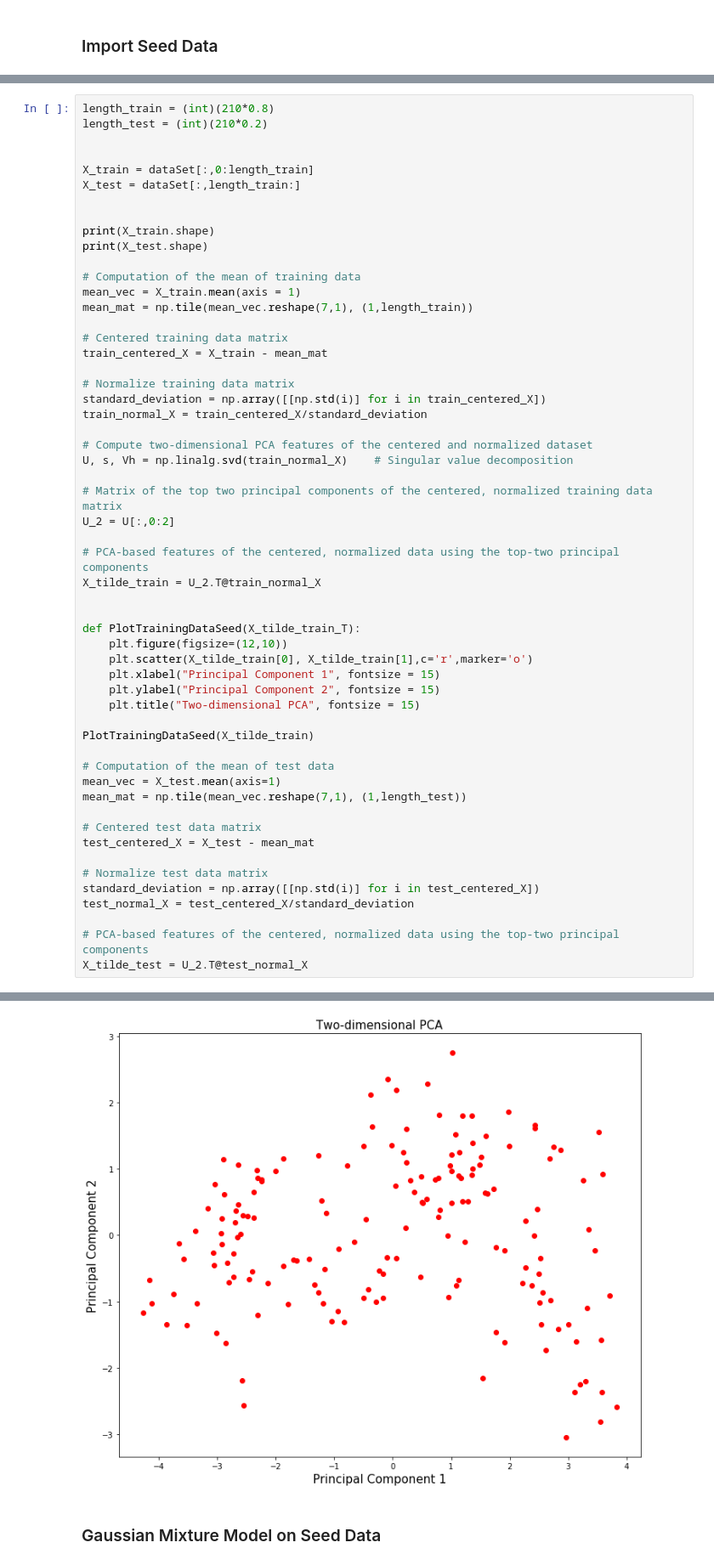
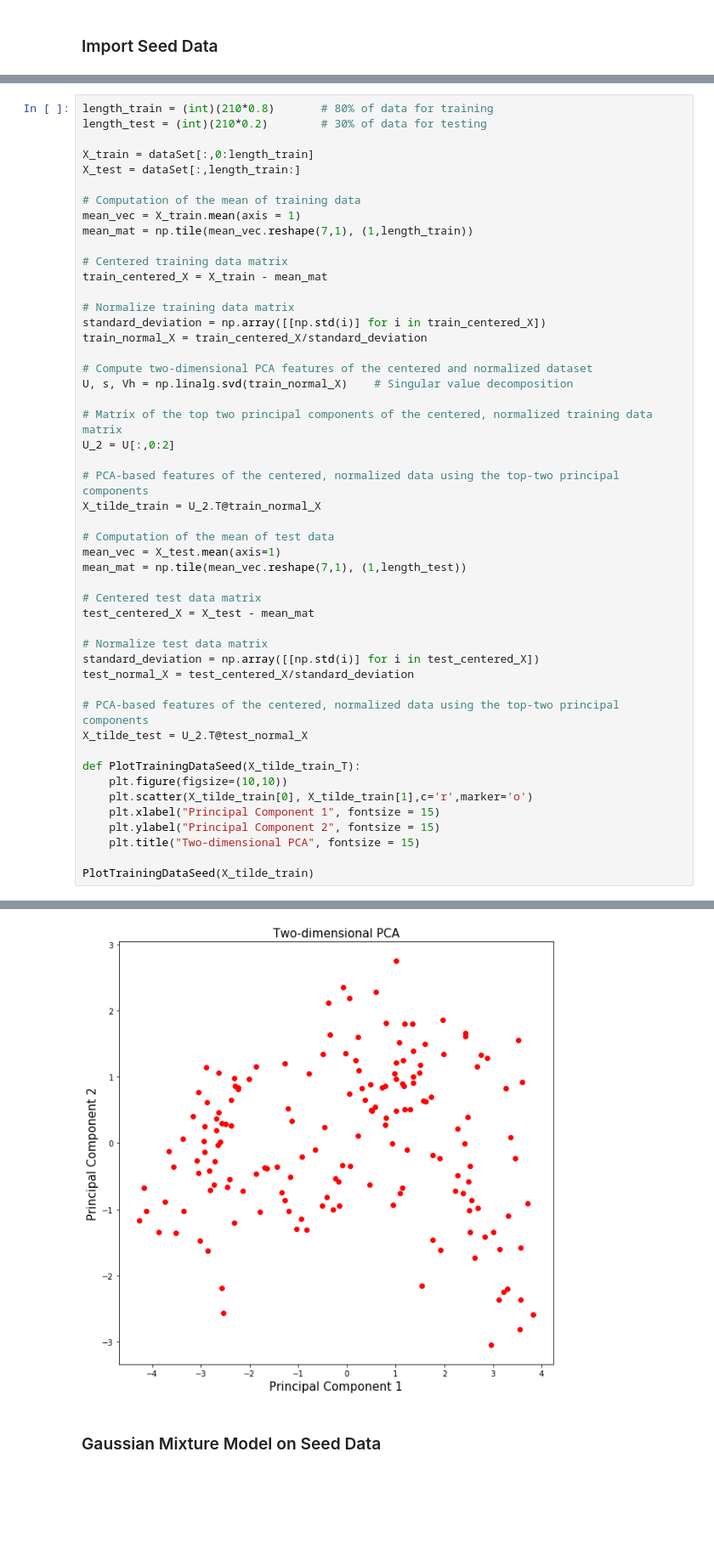
Before and after one commit to Unshure/ML_Final_Project, a Jupyter notebook: MichaelaPart.ipynb, the cells around one changed output, grey strips where cells are left out. Shown at 85% size. Drawn from its saved outputs; the diff is of its cells as text; blank space fills up the shorter version.

```diff
--- a/MichaelaPart.ipynb
+++ b/MichaelaPart.ipynb
@@ -740,14 +992,9 @@ print(dataSet.shape)
 # %%
-length_train = (int)(210*0.8)
-length_test = (int)(210*0.2)
-
+length_train = (int)(210*0.8)       # 80% of data for training
+length_test = (int)(210*0.2)        # 30% of data for testing
 
 X_train = dataSet[:,0:length_train]
 X_test = dataSet[:,length_train:]
-
-
-print(X_train.shape)
-print(X_test.shape)
 
 # Computation of the mean of training data
 mean_vec = X_train.mean(axis = 1)
@@ -769,16 +1016,6 @@ U_2 = U[:,0:2]
 # PCA-based features of the centered, normalized data using the top-two principal components
 X_tilde_train = U_2.T@train_normal_X
 
-
-def PlotTrainingDataSeed(X_tilde_train_T):
-    plt.figure(figsize=(12,10))
-    plt.scatter(X_tilde_train[0], X_tilde_train[1],c='r',marker='o')
-    plt.xlabel("Principal Component 1", fontsize = 15)
-    plt.ylabel("Principal Component 2", fontsize = 15)
-    plt.title("Two-dimensional PCA", fontsize = 15)
-
-PlotTrainingDataSeed(X_tilde_train)
-
 # Computation of the mean of test data
 mean_vec = X_test.mean(axis=1)
 mean_mat = np.tile(mean_vec.reshape(7,1), (1,length_test))
@@ -792,4 +1029,13 @@ test_normal_X = test_centered_X/standard_deviation
 
 # PCA-based features of the centered, normalized data using the top-two principal components
 X_tilde_test = U_2.T@test_normal_X
+
+def PlotTrainingDataSeed(X_tilde_train_T):
+    plt.figure(figsize=(10,10))
+    plt.scatter(X_tilde_train[0], X_tilde_train[1],c='r',marker='o')
+    plt.xlabel("Principal Component 1", fontsize = 15)
+    plt.ylabel("Principal Component 2", fontsize = 15)
+    plt.title("Two-dimensional PCA", fontsize = 15)
+
+PlotTrainingDataSeed(X_tilde_train)
 # %% [output]
@@ -798,4 +1042,4 @@ X_tilde_test = U_2.T@test_normal_X
-[figure, old version]
+[figure, new version]
 # %% [markdown]
 ### Gaussian Mixture Model on Seed Data
 # %%
```
Also changed, not shown: parts of 29 cells of this notebook, 2 other files.
